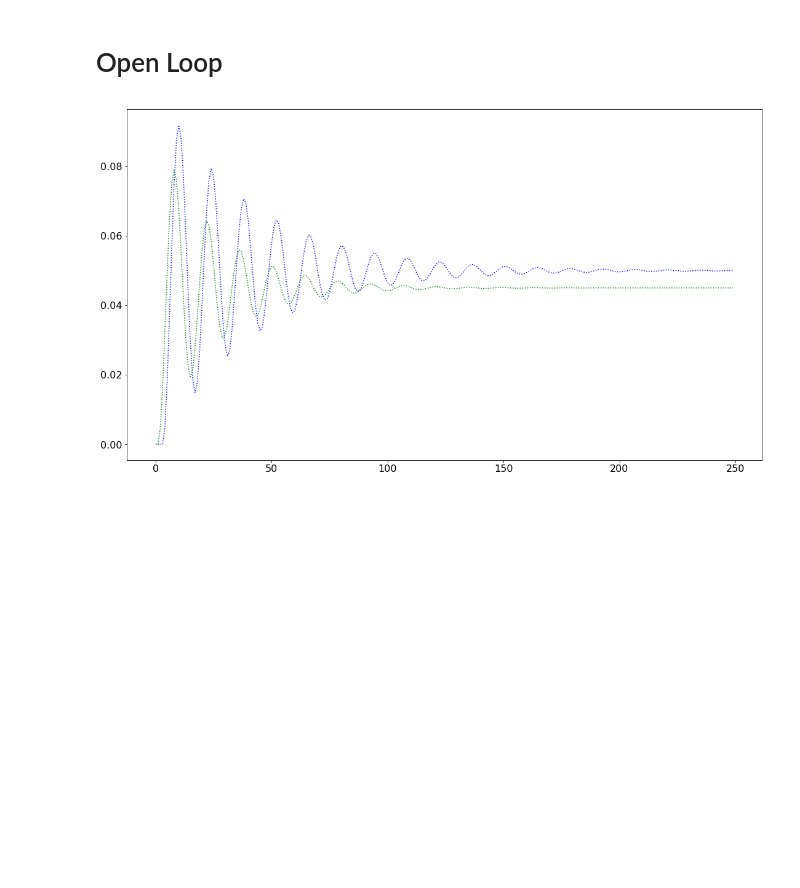
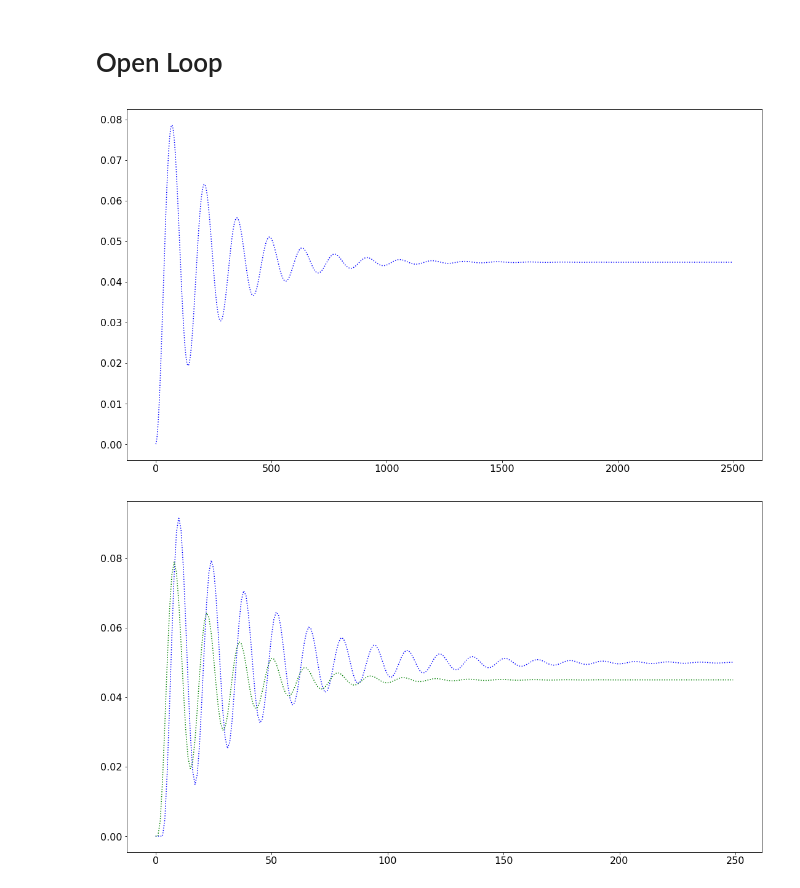
Before and after one commit to sergiojx/minmethods, a Jupyter notebook: Dinamics.ipynb, the cells around one changed output. Drawn from its saved outputs; the diff is of its cells as text; code cells hidden in the pictures; blank space fills up the shorter version.

```diff
--- a/Dinamics.ipynb
+++ b/Dinamics.ipynb
@@ -29,6 +29,38 @@ The autoreload extension is already loaded. To reload it, use:
   %reload_ext autoreload
 # %% [markdown]
 # Open Loop
+# %%
+
+
+def zyz3():
+    X = np.zeros(6)
+    Y = np.zeros(6)
+    Iterations = []
+    Out = []
+    for i in range(2500):
+        X[0] = 1
+        Y[0] = X[2]*4.475e-5 + X[1]*4.487e-5 + Y[2]*(-0.992) + Y[1]*1.99
+        Iterations.append(i)
+        Out.append(Y[0])
+        X = np.roll(X, 1)
+        Y = np.roll(Y, 1)
+    return Iterations,Out
+
+
+
+zyz3Ite,zyz3Out = zyz3()
+
+plt.rcParams.update({'font.size': 16})
+fig = plt.gcf()
+fig.set_size_inches(18.5, 10.5)
+
+plt.plot(np.squeeze(zyz3Ite),
+         np.squeeze(zyz3Out),
+         'b:')
+plt.savefig('DynamicsOpenLoop001.pdf', format='pdf')
+plt.show()
+# %% [output]
+[figure, added]
 # %%
 
 
```
Also changed, not shown: parts of 24 cells of this notebook.
